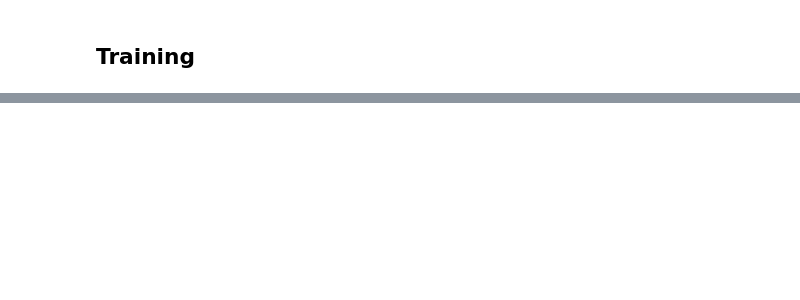
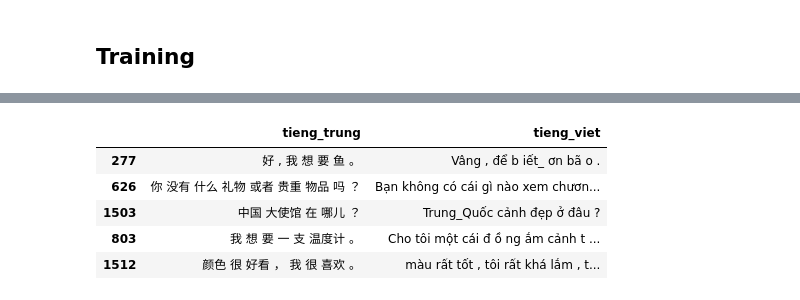
Before and after one commit to phnguyen26/chinese-translation, a Jupyter notebook: model.ipynb, the cells around one changed output, grey strips where cells are left out. Saved outputs shown, nothing was run; the diff lists cells and outputs as text; code cells hidden in the pictures; blank space fills up the shorter version.

```diff
--- a/model.ipynb
+++ b/model.ipynb
@@ -365,6 +357,7 @@ class Decoder(nn.Module):
 class NMT(nn.Module):
     def __init__(self, dim, nhead, zh_size, vi_size, dropout, ffn, num_encoders, num_decoders):
         super().__init__()
+        self.scale = math.sqrt(dim)
         self.zh_embedd = nn.Embedding(zh_size, dim)
         self.vi_embedd = nn.Embedding(vi_size, dim)
         self.encoder = nn.ModuleList(
@@ -378,25 +371,25 @@ class NMT(nn.Module):
         self.head=  nn.Linear(dim, vi_size, bias= False)
     def forward(self, src, src_key_padding_mask,
                 tgt, tgt_mask, tgt_key_padding_mask):
-        src = self.dropout(self.zh_embedd(src))
+        src = self.dropout(self.zh_embedd(src) * self.scale)
         memory = src
         for layer in self.encoder:
             memory = layer(memory, src_key_padding_mask)
 
-        tgt = self.dropout(self.vi_embedd(tgt))
+        tgt = self.dropout(self.vi_embedd(tgt) * self.scale)
         for layer in self.decoder:
             tgt = layer(memory, src_key_padding_mask, tgt, tgt_mask, tgt_key_padding_mask)
         out = self.head(self.norm(tgt))
         return out.permute(0, 2, 1)
 # %%
-DIM = 384
+DIM = 768
 NHEAD = 6
-ZH_SIZE = 15000
-VI_SIZE = 15000
-NUM_ENCODERS = 6
-NUM_DECODERS = 6
-FFN = 1536
-DROPOUT = 0.1
+ZH_SIZE = 8000
+VI_SIZE = 8000
+NUM_ENCODERS = 8
+NUM_DECODERS = 8
+FFN = 3072
+DROPOUT = 0.2
 # %%
 model = NMT(DIM, NHEAD, ZH_SIZE, VI_SIZE,DROPOUT, FFN, NUM_ENCODERS, NUM_DECODERS )
 # %%
@@ -646,0 +690,5 @@ plt.show()
+# %%
+zh_private = []
+with open(private_path / "private_test.zh", "r", encoding="utf-8") as f:
+     zh_private = f.read().splitlines()
+vi_private = inference(zh_private)
@@ -646,0 +699,14 @@ plt.show()
+# %%
+public_submit = pd.DataFrame({
+    "tieng_trung": zh_private,
+    "tieng_viet": vi_private
+})
+# %%
+public_submit.sample(5)
+# %% [output]
+|  | tieng_trung | tieng_viet |
+| 277 | 好 , 我 想 要 鱼 。 | Vâng , để b iết_ ơn bã o . |
+| 626 | 你 没有 什么 礼物 或者 贵重 物品 吗 ？ | Bạn không có cái gì nào xem chươn... |
+| 1503 | 中国 大使馆 在 哪儿 ？ | Trung_Quốc cảnh đẹp ở đâu ? |
+| 803 | 我 想 要 一 支 温度计 。 | Cho tôi một cái đ ồ ng ắm cảnh t ... |
+| 1512 | 颜色 很 好看 ， 我 很 喜欢 。 | màu rất tốt , tôi rất khá lắm , t... |
```
Also changed, not shown: parts of 22 cells of this notebook.
